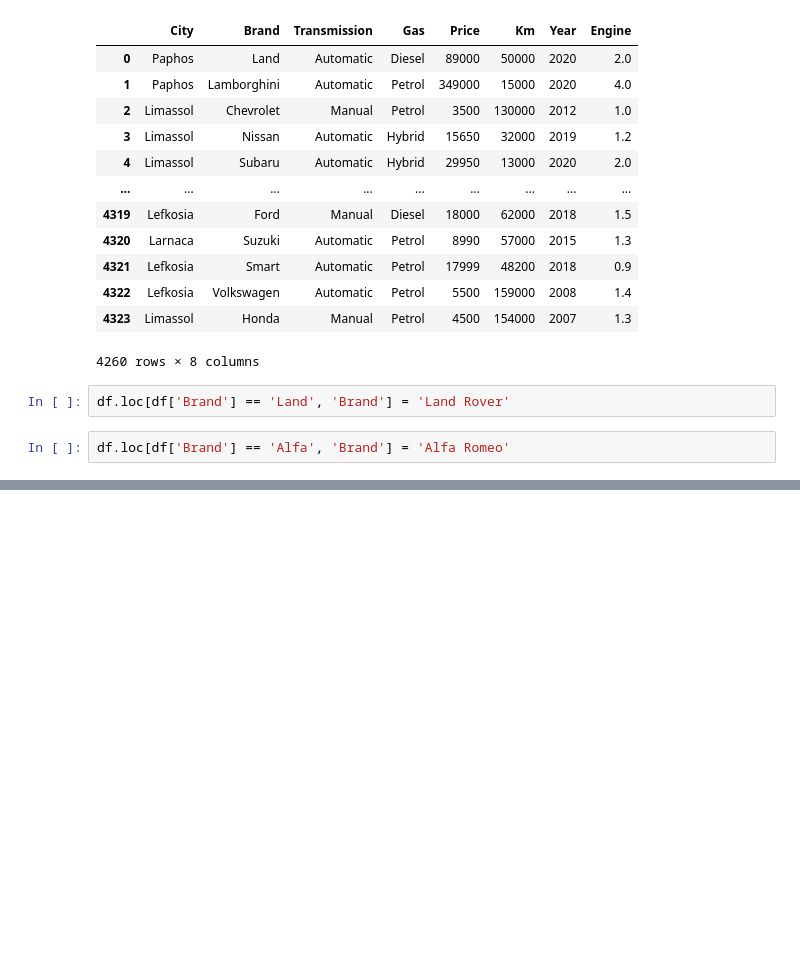
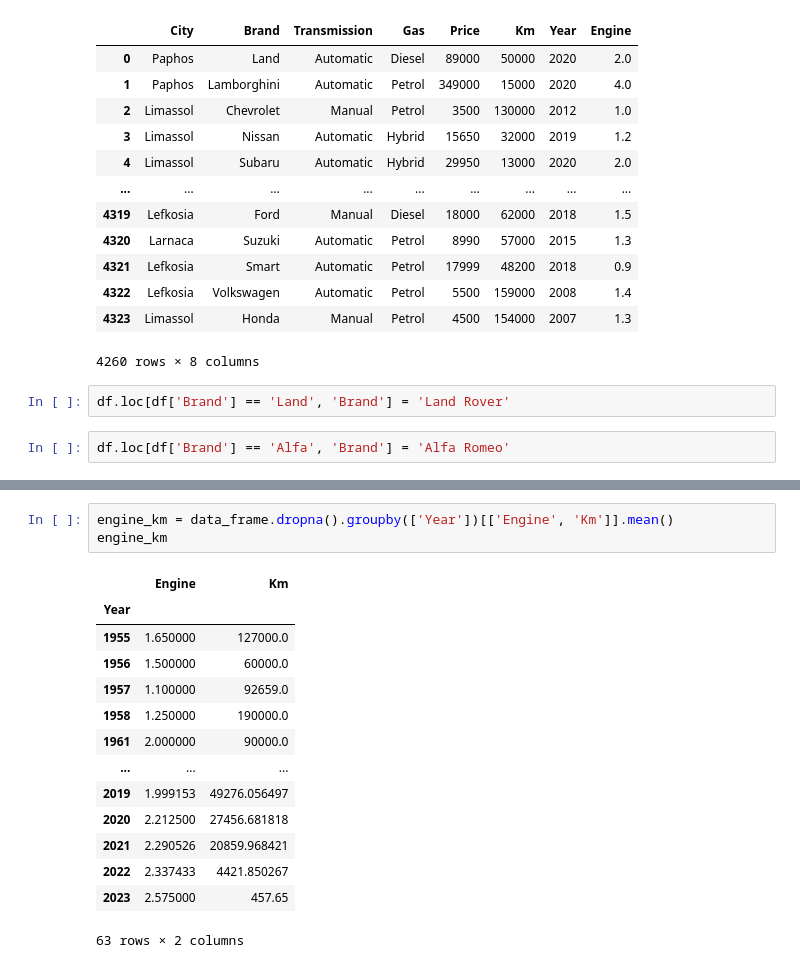
Before and after one commit to victoras24/car_data, a Jupyter notebook: DataAnalysis/Analysis.ipynb, the cells around one changed output, grey strips where cells are left out. Cells and saved outputs as stored; diff of their text form; blank space fills up the shorter version.

```diff
--- a/DataAnalysis/Analysis.ipynb
+++ b/DataAnalysis/Analysis.ipynb
@@ -242,0 +302,18 @@ df.loc[df['Brand'] == 'Alfa', 'Brand'] = 'Alfa Romeo'
+# %%
+engine_km = data_frame.dropna().groupby(['Year'])[['Engine', 'Km']].mean()
+engine_km
+# %% [output]
+|  | Engine | Km |
+| Year |  |  |
+| 1955 | 1.650000 | 127000.0 |
+| 1956 | 1.500000 | 60000.0 |
+| 1957 | 1.100000 | 92659.0 |
+| 1958 | 1.250000 | 190000.0 |
+| 1961 | 2.000000 | 90000.0 |
+| ... | ... | ... |
+| 2019 | 1.999153 | 49276.056497 |
+| 2020 | 2.212500 | 27456.681818 |
+| 2021 | 2.290526 | 20859.968421 |
+| 2022 | 2.337433 | 4421.850267 |
+| 2023 | 2.575000 | 457.65 |
+63 rows × 2 columns
```
Also changed, not shown: parts of 11 cells of this notebook.
